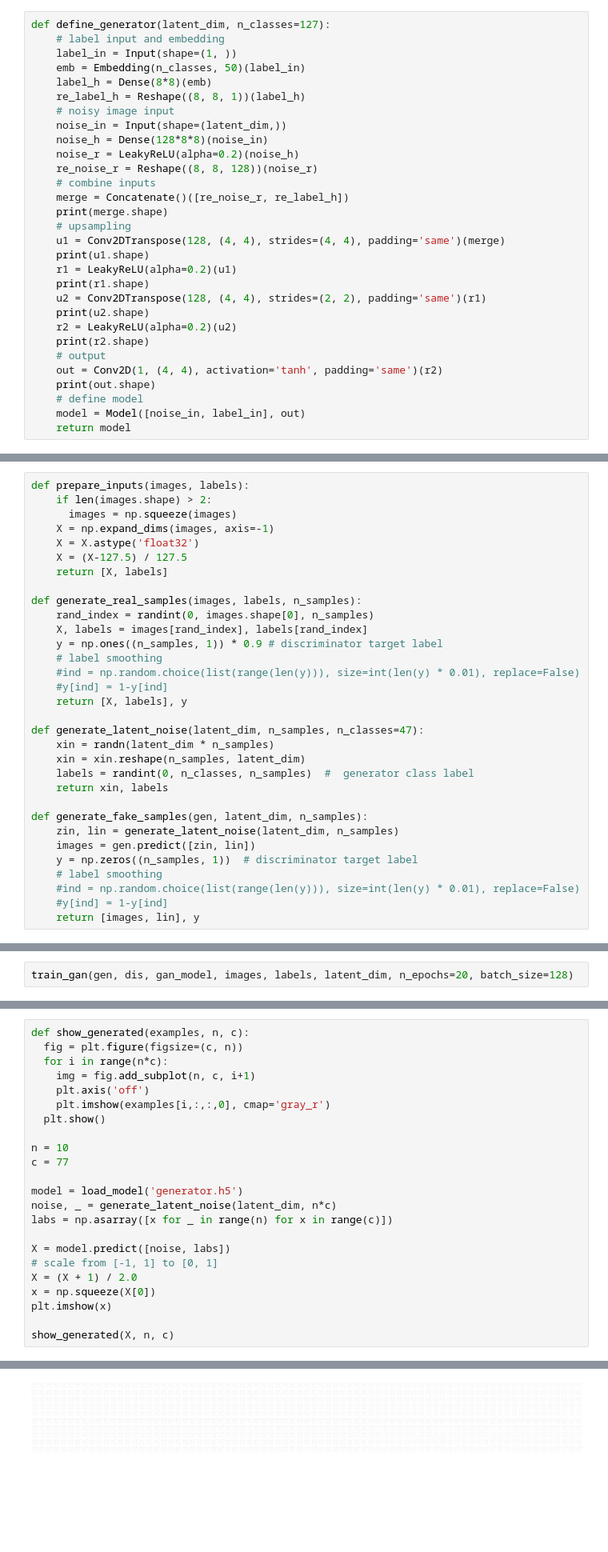
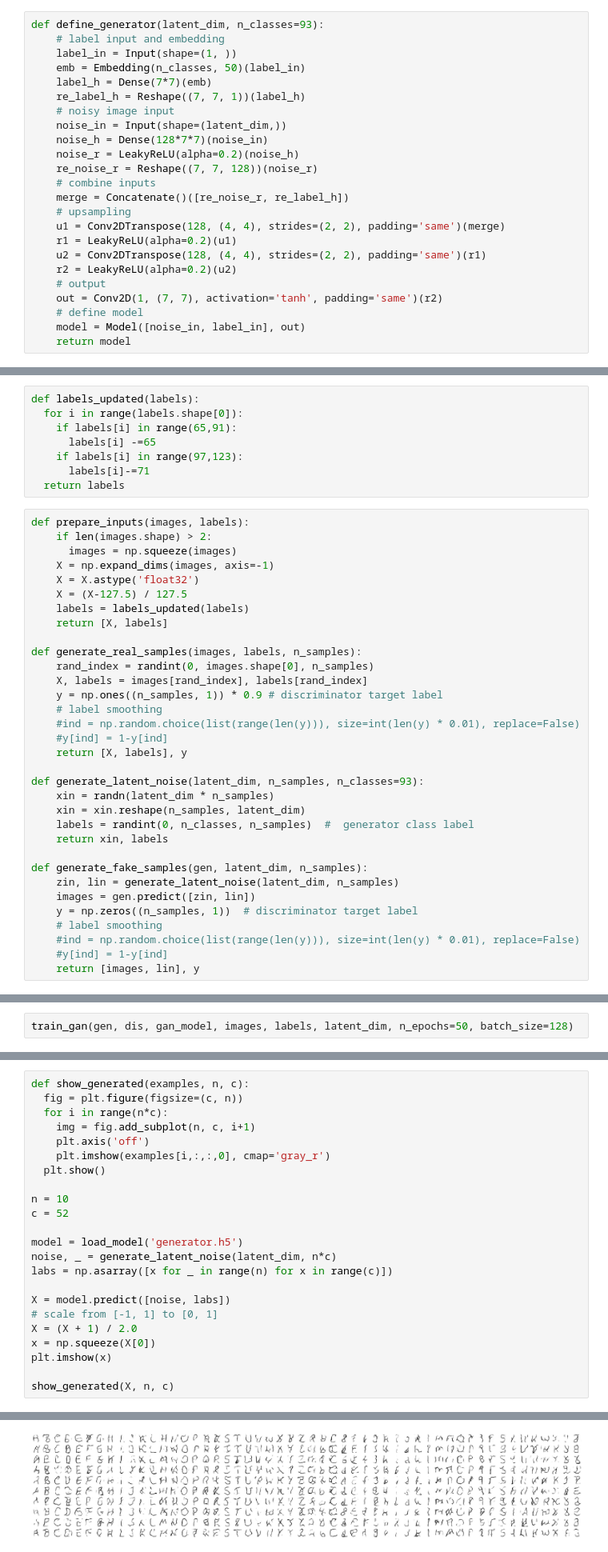
Before and after one commit to anaghamrajeev/Handwriting_GAN, a Jupyter notebook: LSGAN_newdatset.ipynb, the cells around one changed output, grey strips where cells are left out. Shown at 80% size. Saved outputs shown, nothing was run; the diff lists cells and outputs as text; blank space fills up the shorter version.

```diff
--- a/LSGAN_newdatset.ipynb
+++ b/LSGAN_newdatset.ipynb
@@ -124,32 +130,26 @@ def define_discriminator(input_shape=(64, 64, 1), n_classes=127):
     model.compile(loss='mse', optimizer=opt, metrics=['accuracy'])
     return model
 # %%
-def define_generator(latent_dim, n_classes=127):
+def define_generator(latent_dim, n_classes=93):
     # label input and embedding
     label_in = Input(shape=(1, ))
     emb = Embedding(n_classes, 50)(label_in)
-    label_h = Dense(8*8)(emb)
-    re_label_h = Reshape((8, 8, 1))(label_h)
+    label_h = Dense(7*7)(emb)
+    re_label_h = Reshape((7, 7, 1))(label_h)
     # noisy image input
     noise_in = Input(shape=(latent_dim,))
-    noise_h = Dense(128*8*8)(noise_in)
+    noise_h = Dense(128*7*7)(noise_in)
     noise_r = LeakyReLU(alpha=0.2)(noise_h)
-    re_noise_r = Reshape((8, 8, 128))(noise_r)
+    re_noise_r = Reshape((7, 7, 128))(noise_r)
     # combine inputs
     merge = Concatenate()([re_noise_r, re_label_h])
-    print(merge.shape)
     # upsampling
-    u1 = Conv2DTranspose(128, (4, 4), strides=(4, 4), padding='same')(merge)
-    print(u1.shape)
+    u1 = Conv2DTranspose(128, (4, 4), strides=(2, 2), padding='same')(merge)
     r1 = LeakyReLU(alpha=0.2)(u1)
-    print(r1.shape)
     u2 = Conv2DTranspose(128, (4, 4), strides=(2, 2), padding='same')(r1)
-    print(u2.shape)
     r2 = LeakyReLU(alpha=0.2)(u2)
-    print(r2.shape)
     # output
-    out = Conv2D(1, (4, 4), activation='tanh', padding='same')(r2)
-    print(out.shape)
+    out = Conv2D(1, (7, 7), activation='tanh', padding='same')(r2)
     # define model
     model = Model([noise_in, label_in], out)
     return model
@@ -168,6 +168,14 @@ def define_gan(gen, dis):
     opt = Adam(lr=2e-4, beta_1=0.5)
     model.compile(loss='binary_crossentropy', optimizer=opt)
     return model
+# %%
+def labels_updated(labels):
+  for i in range(labels.shape[0]):
+    if labels[i] in range(65,91):
+      labels[i] -=65
+    if labels[i] in range(97,123):
+      labels[i]-=71
+  return labels
 # %%
 def prepare_inputs(images, labels):
     if len(images.shape) > 2:
@@ -175,6 +183,7 @@ def prepare_inputs(images, labels):
     X = np.expand_dims(images, axis=-1)
     X = X.astype('float32')
     X = (X-127.5) / 127.5
+    labels = labels_updated(labels)
     return [X, labels]
 
 def generate_real_samples(images, labels, n_samples):
@@ -186,7 +195,7 @@ def generate_real_samples(images, labels, n_samples):
     #y[ind] = 1-y[ind]
     return [X, labels], y
 
-def generate_latent_noise(latent_dim, n_samples, n_classes=47):
+def generate_latent_noise(latent_dim, n_samples, n_classes=93):
     xin = randn(latent_dim * n_samples)
     xin = xin.reshape(n_samples, latent_dim)
     labels = randint(0, n_classes, n_samples)  #  generator class label
@@ -265,4 +280,4 @@ Non-trainable params: 269,775
 __________________________________________________________________________________________________
 # %%
-train_gan(gen, dis, gan_model, images, labels, latent_dim, n_epochs=20, batch_size=128)
+train_gan(gen, dis, gan_model, images, labels, latent_dim, n_epochs=50, batch_size=128)
 # %% [output]
@@ -293,7 +308,7 @@ def show_generated(examples, n, c):
   plt.show()
 
 n = 10
-c = 77
+c = 52
 
 model = load_model('generator.h5')
 noise, _ = generate_latent_noise(latent_dim, n*c)
@@ -312 +327 @@ WARNING:tensorflow:No training configuration found in the save file, so the mode
-[figure, old version]
+[figure, new version]
```
Also changed, not shown: parts of 10 cells of this notebook.
